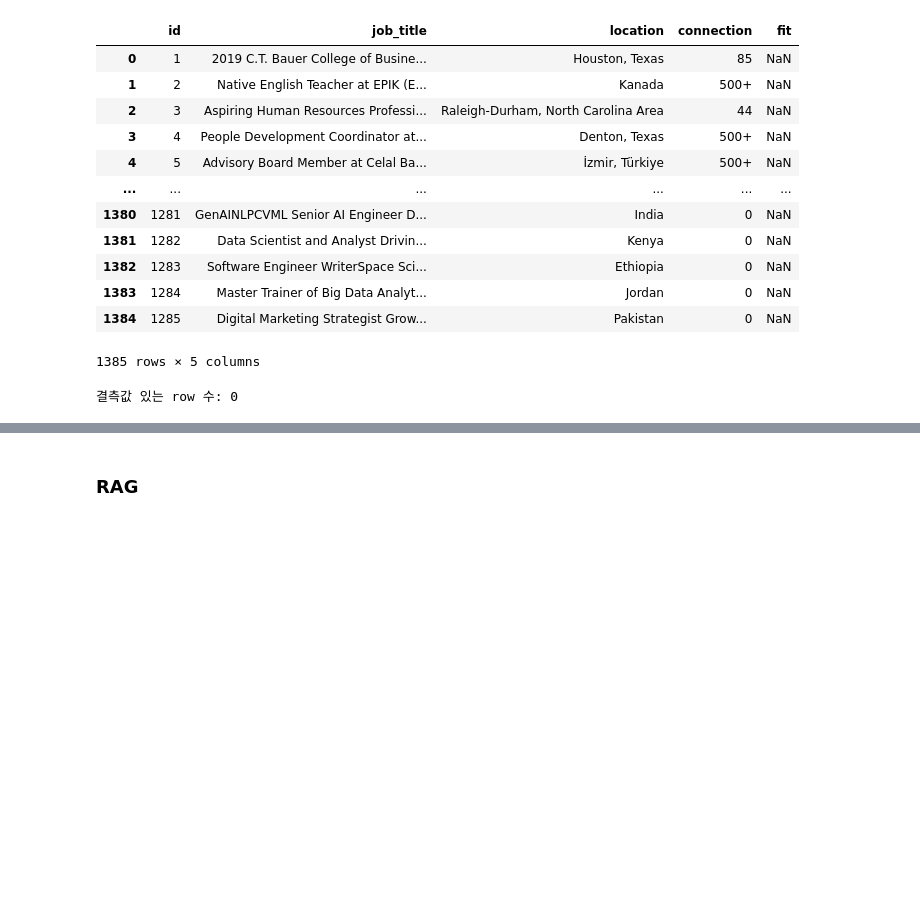
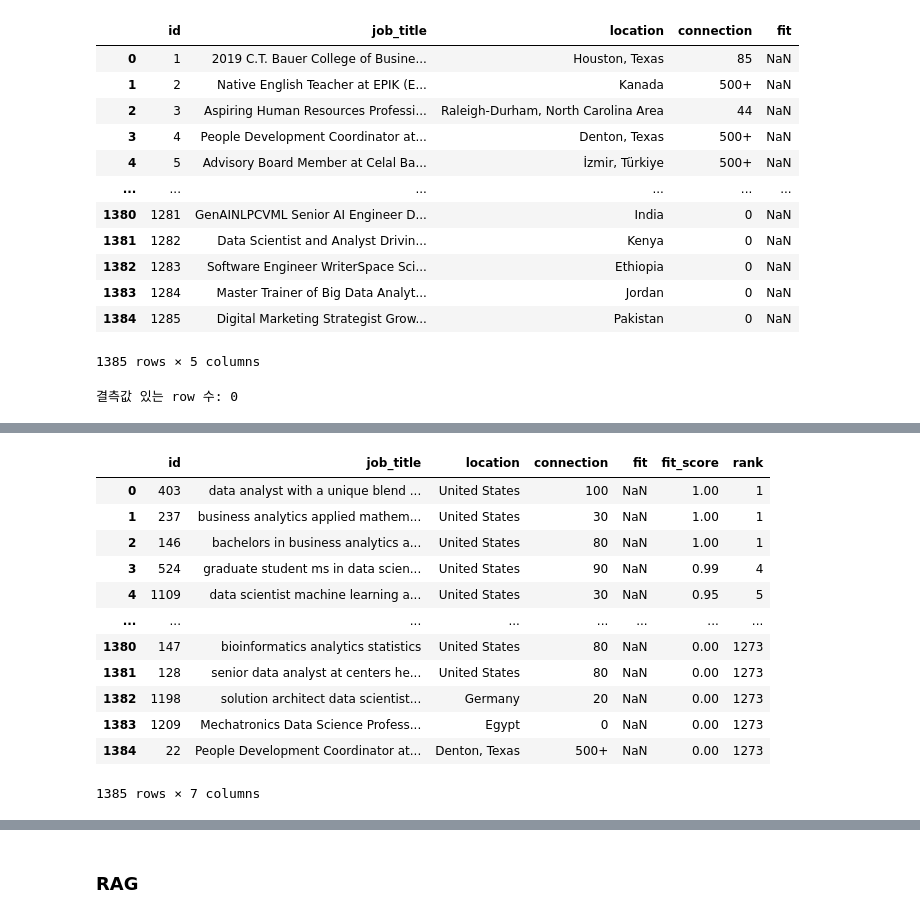
Before and after one commit to shinnew9/Apziva_practice_code, a Jupyter notebook: Project3-PotentialTalents/(mergedcsv)OLMoE_LLMFineTuning+LoRA+RAG.ipynb, the cells around one changed output, grey strips where cells are left out. Cells and saved outputs as stored; diff of their text form; code cells hidden in the pictures; blank space fills up the shorter version.

```diff
--- a/Project3-PotentialTalents/(mergedcsv)OLMoE_LLMFineTuning+LoRA+RAG.ipynb
+++ b/Project3-PotentialTalents/(mergedcsv)OLMoE_LLMFineTuning+LoRA+RAG.ipynb
@@ -482,0 +489,16 @@ df_merged_sorted[["job_title", "location", "connection", "fit_score", "rank"]].h
+# %%
+df_merged_sorted
+# %% [output]
+|  | id | job_title | location | connection | fit | fit_score | rank |
+| 0 | 403 | data analyst with a unique blend ... | United States | 100 | NaN | 1.00 | 1 |
+| 1 | 237 | business analytics applied mathem... | United States | 30 | NaN | 1.00 | 1 |
+| 2 | 146 | bachelors in business analytics a... | United States | 80 | NaN | 1.00 | 1 |
+| 3 | 524 | graduate student ms in data scien... | United States | 90 | NaN | 0.99 | 4 |
+| 4 | 1109 | data scientist machine learning a... | United States | 30 | NaN | 0.95 | 5 |
+| ... | ... | ... | ... | ... | ... | ... | ... |
+| 1380 | 147 | bioinformatics analytics statistics | United States | 80 | NaN | 0.00 | 1273 |
+| 1381 | 128 | senior data analyst at centers he... | United States | 80 | NaN | 0.00 | 1273 |
+| 1382 | 1198 | solution architect data scientist... | Germany | 20 | NaN | 0.00 | 1273 |
+| 1383 | 1209 | Mechatronics Data Science Profess... | Egypt | 0 | NaN | 0.00 | 1273 |
+| 1384 | 22 | People Development Coordinator at... | Denton, Texas | 500+ | NaN | 0.00 | 1273 |
+1385 rows × 7 columns
```
Also changed, not shown: parts of 12 cells of this notebook.
